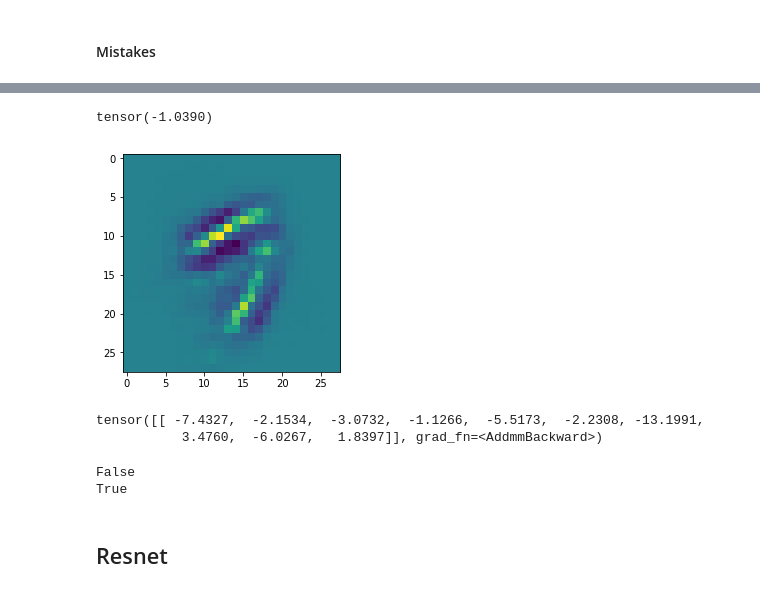
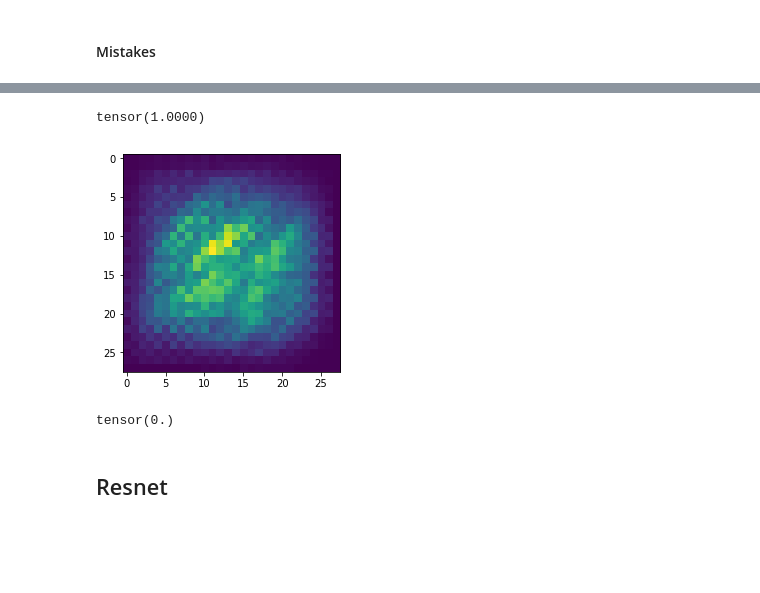
Before and after one commit to dmitrysarov/LRP_decomposition, a Jupyter notebook: LRP_notebook.ipynb, the cells around one changed output, grey strips where cells are left out. Saved outputs shown, nothing was run; the diff lists cells and outputs as text; code cells hidden in the pictures; blank space fills up the shorter version.

```diff
--- a/LRP_notebook.ipynb
+++ b/LRP_notebook.ipynb
@@ -124,26 +124,17 @@ Prediction 5
 # %%
 R_temp = torch.zeros_like(output)
-R_temp[0, 9] = 1
-relevance_temp = lrp(output*R_temp)
+R_temp[0, 0] = 1
+relevance_temp = lrp(R_temp)
 print(relevance_temp.sum())
 plt.imshow(relevance_temp.squeeze())
 plt.show()
 # %% [output]
-tensor(-1.0390)
+tensor(1.0000)
-[figure, old version]
+[figure, new version]
-# %%
-output
-# %% [output]
-tensor([[ -7.4327,  -2.1534,  -3.0732,  -1.1266,  -5.5173,  -2.2308, -13.1991,
-           3.4760,  -6.0267,   1.8397]], grad_fn=<AddmmBackward>)
-# %%
-m = torch.nn.MaxPool2d(2)
-print(hasattr(m, 'weight'))
-v = torch.nn.Conv2d(1,1,1)
-print(hasattr(v, 'weight'))
-# %% [output]
-False
-True
+# %%
+relevance_temp.min()
+# %% [output]
+tensor(0.)
 # %% [markdown]
 ## Resnet
 # %%
```
Also changed, not shown: parts of 3 cells of this notebook, 3 other files.
